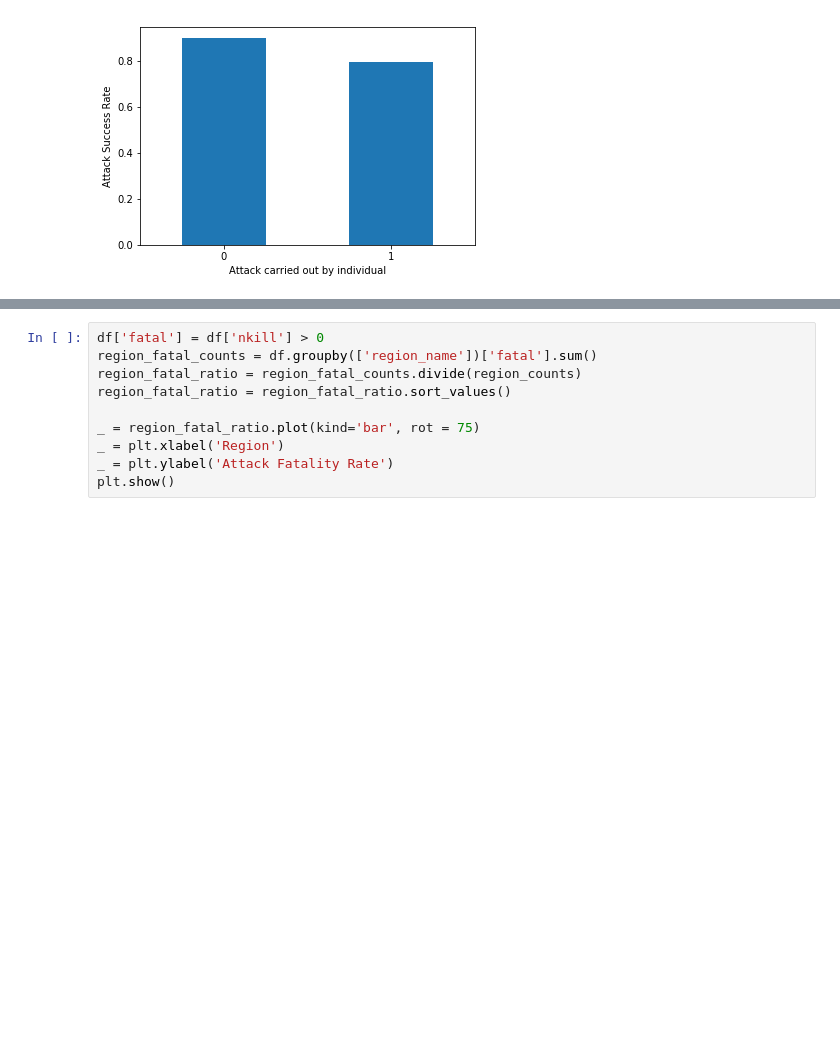
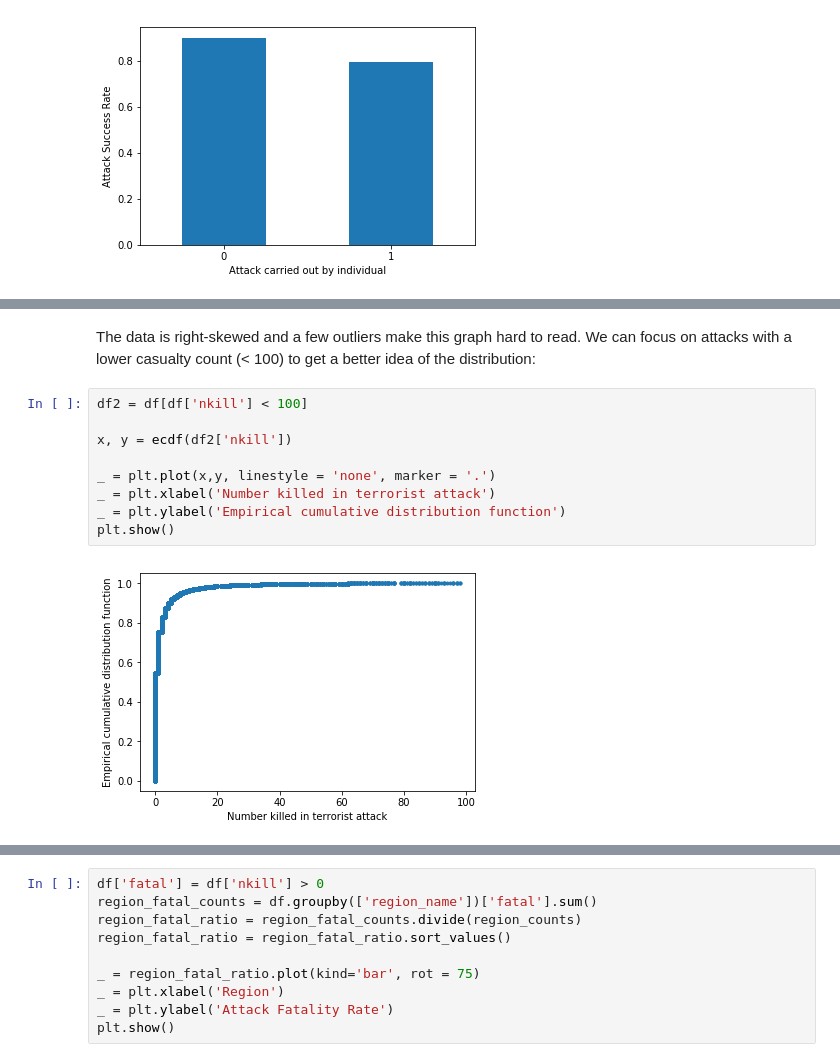
Before and after one commit to joshyou/springboard, a Jupyter notebook: Capstone_Data_Storytelling.ipynb, the cells around one changed output, grey strips where cells are left out. Drawn from its saved outputs; the diff is of its cells as text; blank space fills up the shorter version.

```diff
--- a/Capstone_Data_Storytelling.ipynb
+++ b/Capstone_Data_Storytelling.ipynb
@@ -95,0 +167,13 @@ There ratios are clustered pretty closely together, so let's see if there is a m
+# %% [markdown]
+The data is right-skewed and a few outliers make this graph hard to read. We can focus on attacks with a lower casualty count (< 100) to get a better idea of the distribution:
+# %%
+df2 = df[df['nkill'] < 100]
+
+x, y = ecdf(df2['nkill'])
+
+_ = plt.plot(x,y, linestyle = 'none', marker = '.')
+_ = plt.xlabel('Number killed in terrorist attack')
+_ = plt.ylabel('Empirical cumulative distribution function')
+plt.show()
+# %% [output]
+[figure, added]
```
Also changed, not shown: parts of 36 cells of this notebook, 4 other files.
